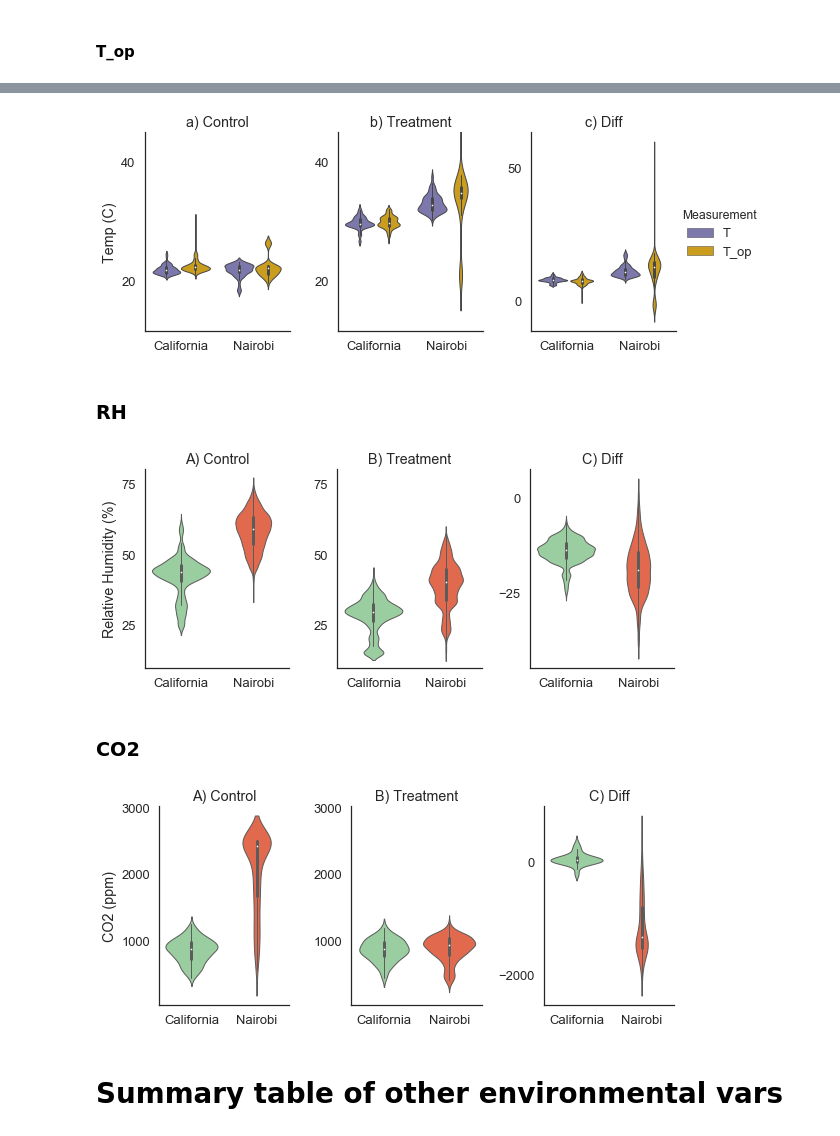
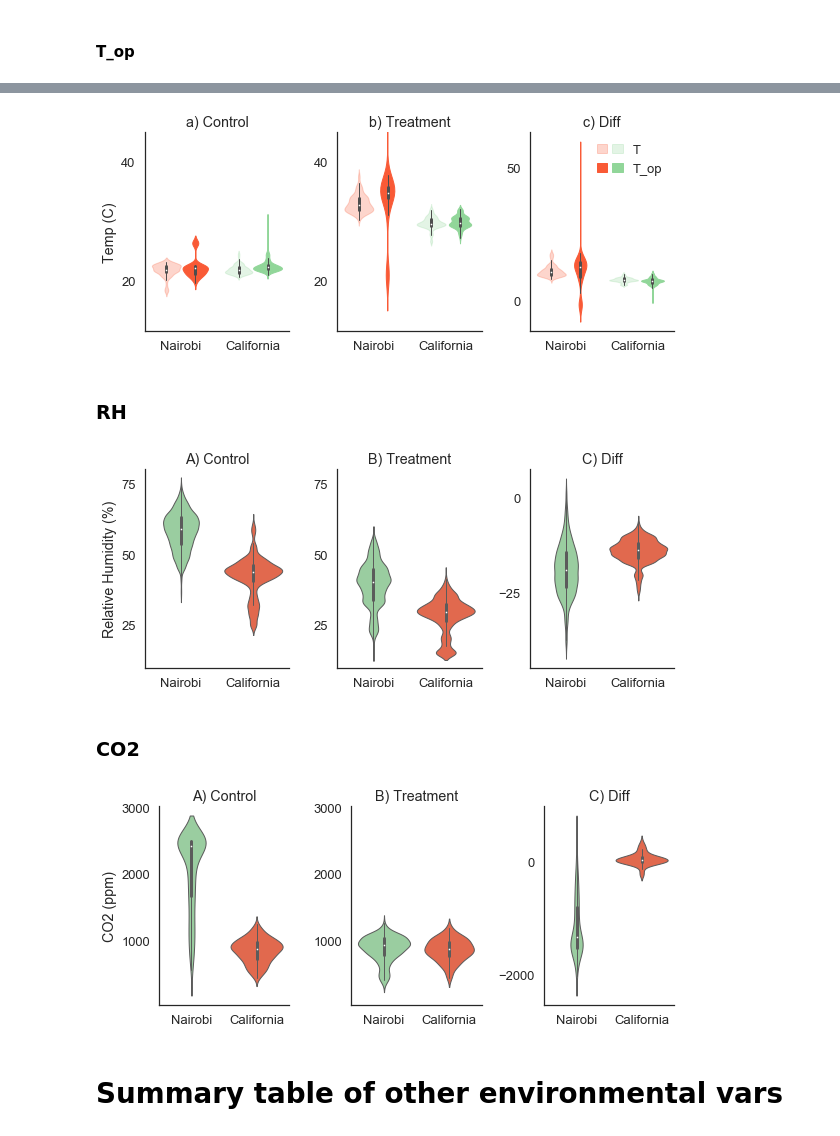
Before and after one commit to bolliger32/berkeley_temp_behavior, a Jupyter notebook: code/notebooks/publication_figures_and_tables.ipynb, the cells around one changed output, grey strips where cells are left out. Cells and saved outputs as stored; diff of their text form; code cells hidden in the pictures.

Commit message:
fix figs: nairobi first and t vs t_op

```diff
--- a/code/notebooks/publication_figures_and_tables.ipynb
+++ b/code/notebooks/publication_figures_and_tables.ipynb
@@ -27,7 +27,7 @@ s = Settings(home_dir)
 int_data_dir = '../../data/int'
 fig_dir = join('../../results/figures/main_experiment')
 table_dir = join('../../results/tables/main_experiment')
-sites = ['California','Nairobi']
+sites = ['Nairobi','California']
 txs = ['control','treatment']
 
 
@@ -35,8 +35,8 @@ colors = {'California':'#91D699',
               'Nairobi':'#F95A36',
               'treatment':'#F475EE',
               'control':'#08519C',
-              'T':'#7570b3',
-              'T_op':'#e6ab02'}
+              'T':'#bdbdbd',
+              'T_op':'#636363'}
 
 fs = sns.plotting_context()['axes.labelsize']
 fs_lab = sns.plotting_context()['legend.fontsize']*4
@@ -96,7 +96,7 @@ timing_dfs = {'California':timing_df_berk,
              'Nairobi':timing_df_bus}
 site_settings = {'California':s.berk,
                 'Nairobi':s.bus}
-for site in ['California','Nairobi']:
+for site in sites:
     ts_dfs[site] = {}
     timing_df = timing_dfs[site]
 
@@ -296,7 +296,7 @@ for loc in sites:
 No module time data: /Users/ianbolliger/Dropbox/Temperature & Behavior/Experiments/Xlab data/Main experiment data/Modules/9-25/Session 2 T
 # %%
 idx = pd.IndexSlice
-ix = pd.MultiIndex.from_product([['California','Nairobi'],['control','treatment'],modules],
+ix = pd.MultiIndex.from_product([sites,txs,modules],
                                names=['location','group','module'])
 t_mod_df = pd.DataFrame(index=ix,columns = ['st_time','end_time','mean_temp'])
 for loc in sites:
@@ -348,7 +348,7 @@ with sns.axes_style(style):
     axs.append(plt.subplot(gs2[:, -1]))
 
     axs[0].set_ylabel('Temperature (C)')
-    for six,site in enumerate(['California','Nairobi']):
+    for six,site in enumerate(sites):
         lines = []
         ax = axs[six*2]
         ax.set_title(site)
@@ -361,7 +361,7 @@ with sns.axes_style(style):
         ax_hist.yaxis.set_major_formatter(nullfmt)
         ax_hist.xaxis.set_major_formatter(nullfmt)
 
-        for grpix,grp in enumerate(['control','treatment']):
+        for grpix,grp in enumerate(txs):
             if grp == 'treatment':
                 lab_ht = 29.9
             else:
@@ -496,25 +496,30 @@ To retain the current behavior and silence the warning, pass sort=False
 
   sort=sort)
 # %%
+from matplotlib.legend_handler import HandlerTuple
 kind='violin'
-
+tup_handl = HandlerTuple(ndivide=None)
 with sns.plotting_context('talk',rc={'lines.linewidth':1}):
     with sns.axes_style(style):
         g = sns.factorplot(x="Site", y="Temp (C)", hue="Measurement", col='Group',
                         data=Top_box_df, kind=kind, size=4, aspect=.7,
-                      sharey=False, hue_order= ['T','T_op'],
-                           palette = [colors['T'],colors['T_op']])
+                      sharey=False, hue_order= ['T','T_op'],color='grey',legend=False)
         g.set_axis_labels("",'Temp (C)').set_titles("{col_name}")
 
         ax = g.axes
         lb = min(ax[0,0].get_ylim()[0],ax[0,1].get_ylim()[0])
         ub = 45
         ax[0,0].set_ylim((lb,ub))
         ax[0,1].set_ylim((lb,ub))
-
+        for a in ax.flatten():
+            [a.collections[i].set_color(colors['Nairobi']) for i in [0,2]]
+            [a.collections[i].set_color(colors['California']) for i in [4,6]]
+            [a.collections[i].set_alpha(.25) for i in [0,4]]
+        handles = [(a.collections[0],a.collections[4]),(a.collections[2],a.collections[6])]
+        a.legend(handles,lab,handler_map={tuple:tup_handl})
 plt.savefig(join(fig_dir,'{}_Top.png'.format(kind)))
 # %% [output]
-[figure, old version]
+[figure, new version]
 # %% [markdown]
 ### RH
 # %%
@@ -569,7 +574,7 @@ with sns.plotting_context('talk',rc={'lines.linewidth':1}):
         g.set_axis_labels("",'Relative Humidity (%)').set_titles("{col_name}")
 plt.savefig(join(fig_dir,'{}_RH.png'.format(kind)))
 # %% [output]
-[figure, old version]
+[figure, new version]
 # %% [markdown]
 ### CO2
 # %%
@@ -622,7 +627,7 @@ with sns.plotting_context('talk',rc={'lines.linewidth':1}):
         g.set_axis_labels("",'CO2 (ppm)').set_titles("{col_name}")
 plt.savefig(join(fig_dir,'{}_CO2.png'.format(kind)))
 # %% [output]
-[figure, old version]
+[figure, new version]
 # %% [markdown]
 # Summary table of other environmental vars
 # %%
```
Also changed, not shown: parts of 3 cells of this notebook.
